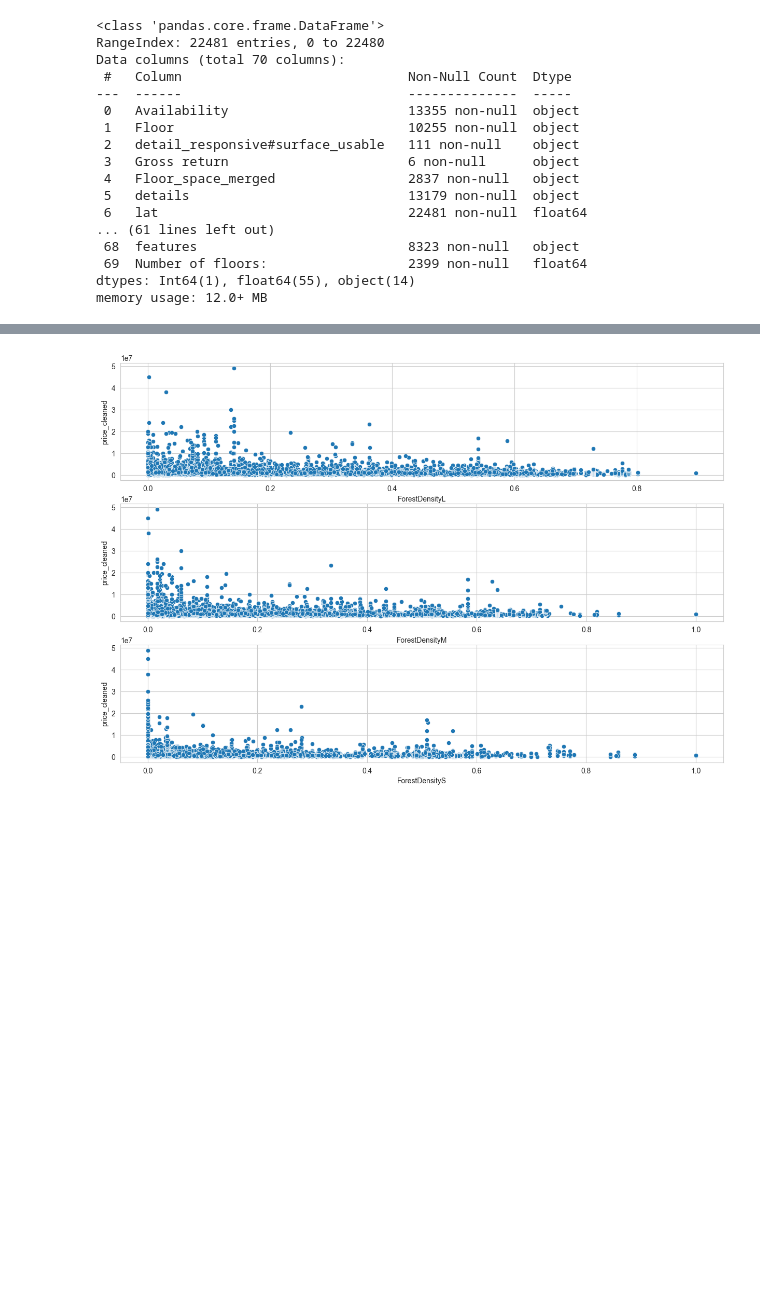
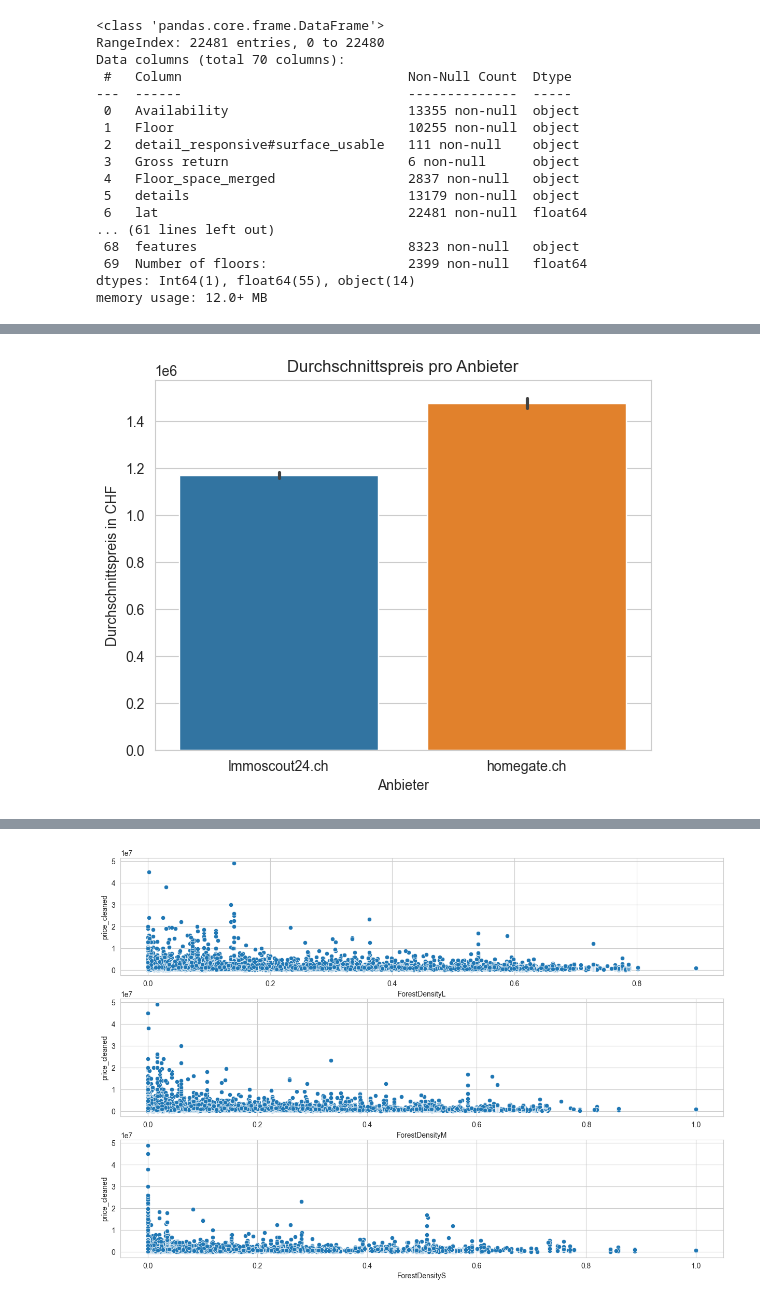
Before and after one commit to staldenhoefler/immo_challenge, a Jupyter notebook: notebooks/EDA.ipynb, the cells around one changed output, grey strips where cells are left out. Saved outputs shown, nothing was run; the diff lists cells and outputs as text; code cells hidden in the pictures; blank space fills up the shorter version.

```diff
--- a/notebooks/EDA.ipynb
+++ b/notebooks/EDA.ipynb
@@ -618,0 +643,9 @@ memory usage: 12.0+ MB
+# %%
+plt.figsize=(7, 7)
+sns.barplot(data=df_clean, x="provider", hue="provider",y="price_cleaned",estimator="mean", errorbar="se")
+plt.title("Durchschnittspreis pro Anbieter")
+plt.xlabel("Anbieter")
+plt.ylabel("Durchschnittspreis in CHF")
+plt.show()
+# %% [output]
+[figure, added]
```
Also changed, not shown: parts of 14 cells of this notebook.
